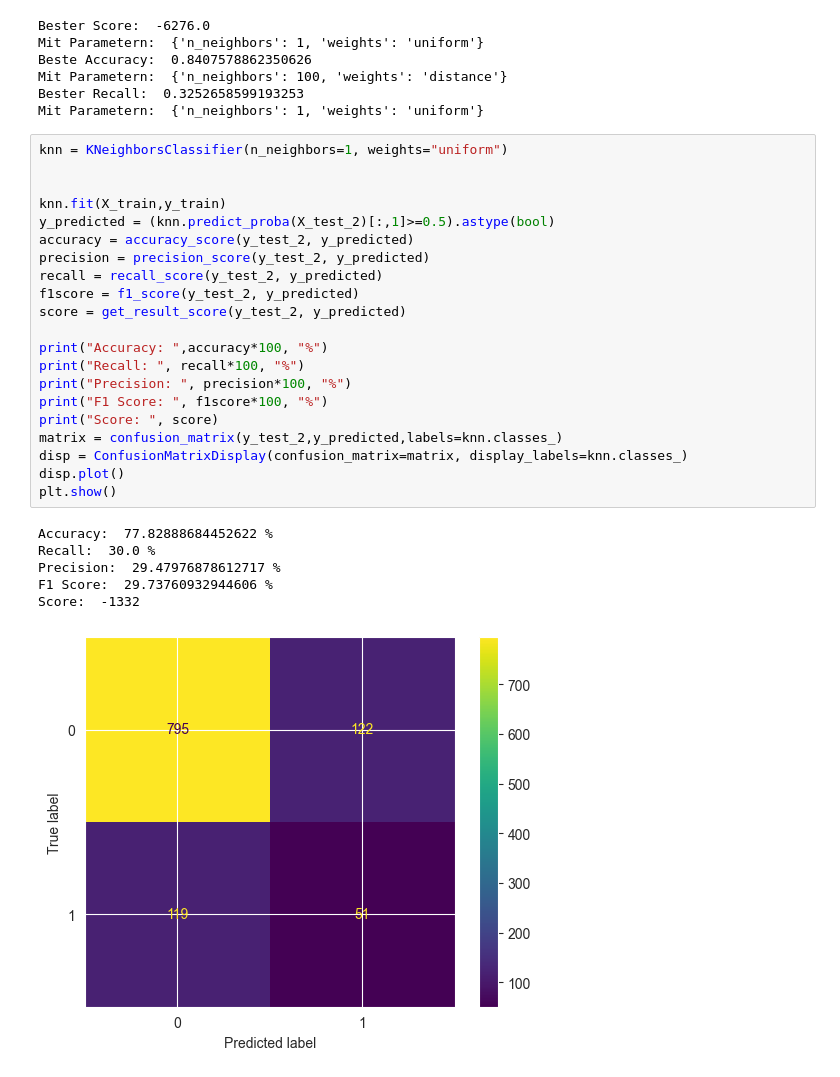
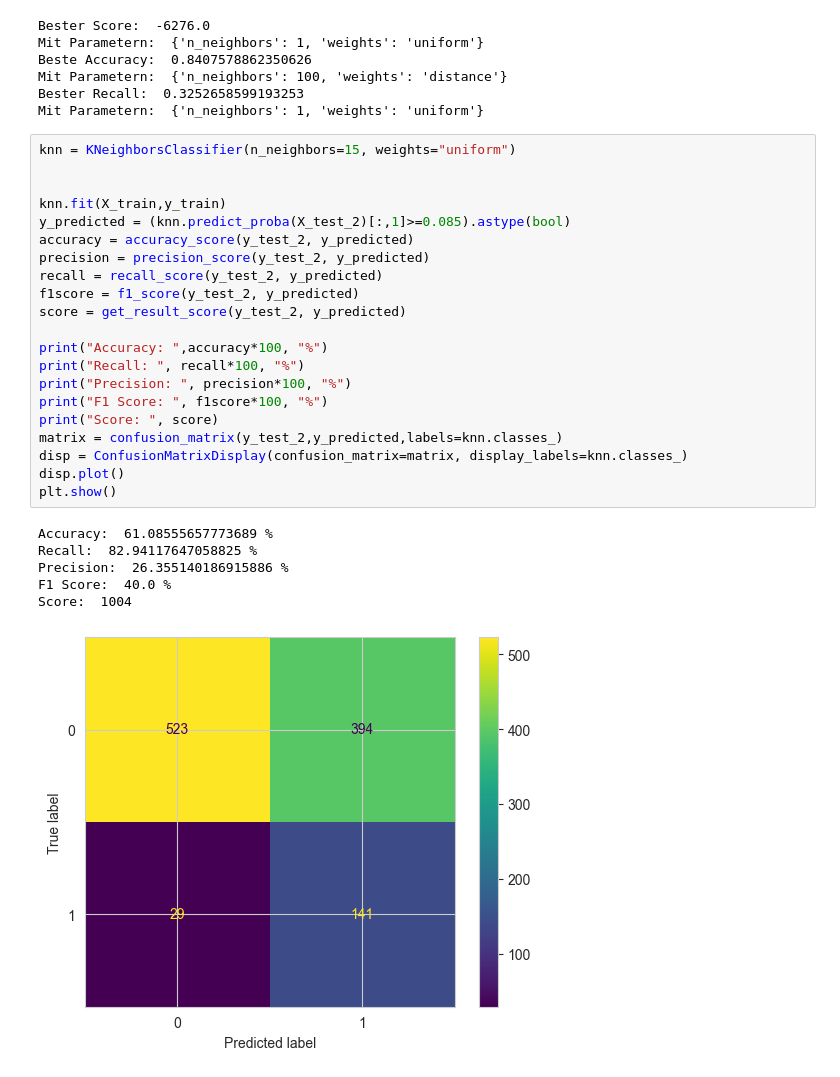
Before and after one commit to Konsti-Boegel/anwendungsfelderBusinessAnalytics, a Jupyter notebook: k_nearst_neighbor.ipynb, the cells around one changed output. Drawn from its saved outputs; the diff is of its cells as text.

```diff
--- a/k_nearst_neighbor.ipynb
+++ b/k_nearst_neighbor.ipynb
@@ -209,30 +209,30 @@ Mit Parametern:  {'n_neighbors': 100, 'weights': 'distance'}
 Bester Recall:  0.3252658599193253
 Mit Parametern:  {'n_neighbors': 1, 'weights': 'uniform'}
 # %%
-knn = KNeighborsClassifier(n_neighbors=1, weights="uniform")
+knn = KNeighborsClassifier(n_neighbors=15, weights="uniform")
 
 
 knn.fit(X_train,y_train)
-y_predicted = (knn.predict_proba(X_test_2)[:,1]>=0.5).astype(bool)
+y_predicted = (knn.predict_proba(X_test_2)[:,1]>=0.085).astype(bool)
 accuracy = accuracy_score(y_test_2, y_predicted)
 precision = precision_score(y_test_2, y_predicted)
 recall = recall_score(y_test_2, y_predicted)
 f1score = f1_score(y_test_2, y_predicted)
 score = get_result_score(y_test_2, y_predicted)
 
 print("Accuracy: ",accuracy*100, "%")
 print("Recall: ", recall*100, "%")
 print("Precision: ", precision*100, "%")
 print("F1 Score: ", f1score*100, "%")
 print("Score: ", score)
 matrix = confusion_matrix(y_test_2,y_predicted,labels=knn.classes_)
 disp = ConfusionMatrixDisplay(confusion_matrix=matrix, display_labels=knn.classes_)
 disp.plot()
 plt.show()
 # %% [output]
-Accuracy:  77.82888684452622 %
-Recall:  30.0 %
-Precision:  29.47976878612717 %
-F1 Score:  29.73760932944606 %
-Score:  -1332
+Accuracy:  61.08555657773689 %
+Recall:  82.94117647058825 %
+Precision:  26.355140186915886 %
+F1 Score:  40.0 %
+Score:  1004
-[figure, old version]
+[figure, new version]
```
Also changed, not shown: 2 other files.
